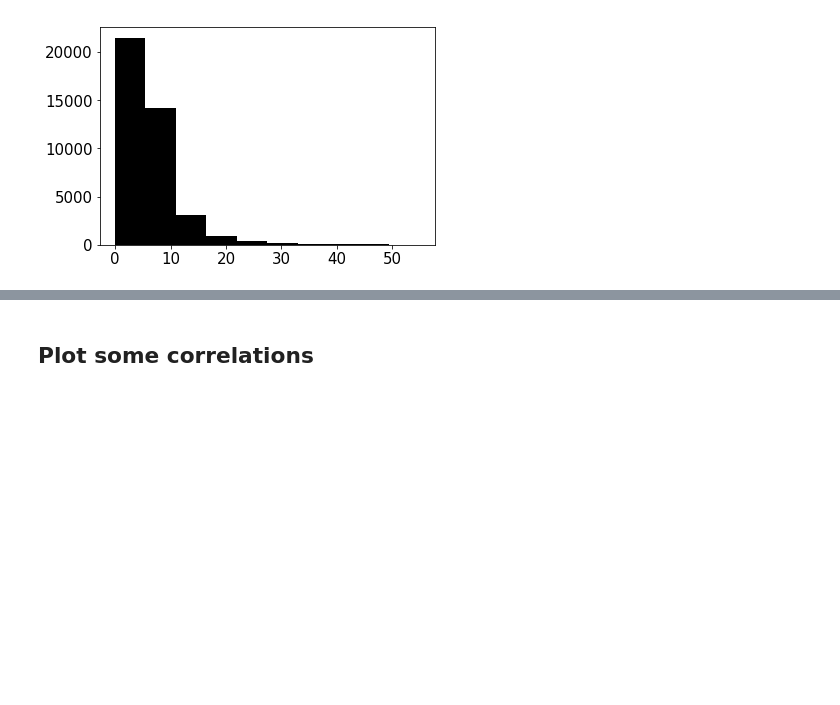
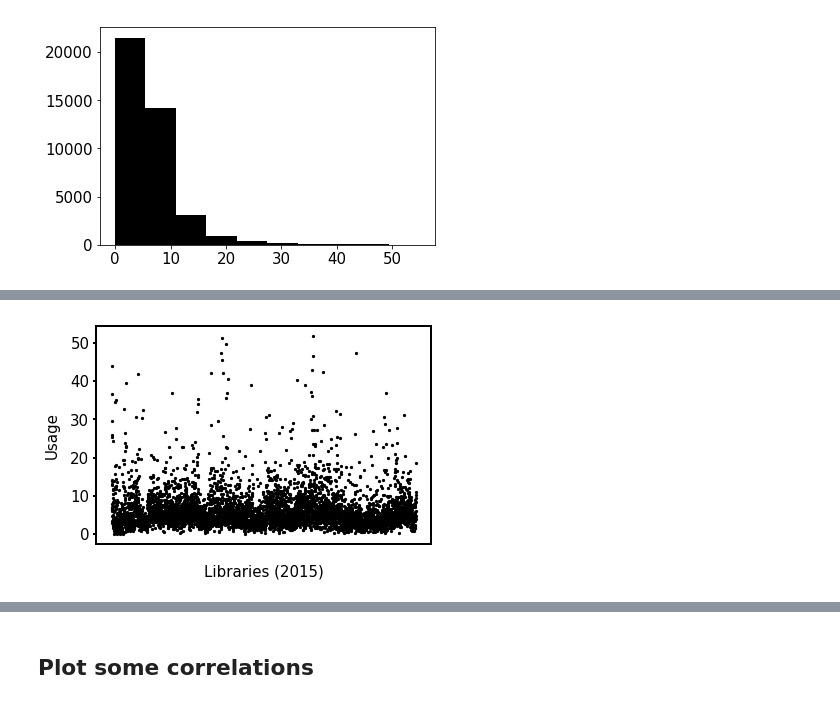
Before and after one commit to olgabane/Insight2019_LibraryProject, a Jupyter notebook: Library_Week3_Notebook7_RFContinuation.ipynb, the cells around one changed output, grey strips where cells are left out. Saved outputs shown, nothing was run; the diff lists cells and outputs as text; code cells hidden in the pictures; blank space fills up the shorter version.

```diff
--- a/Library_Week3_Notebook7_RFContinuation.ipynb
+++ b/Library_Week3_Notebook7_RFContinuation.ipynb
@@ -1210,0 +1261,12 @@ ReducedDF_noNaN_noSpace_DropOutliers_POPDIV['Usage'].hist(grid = False, color =
+# %%
+os.getcwd()
+os.chdir('/Users/Olga/Documents/INSIGHT2019/Demos/Figures/')
+plt.rcParams['axes.linewidth'] = 2
+plt.rcParams['ytick.major.width'] = 2
+plt.scatter(FEATURES_wLIBNAME_2016ONLY.index.values,FEATURES_wLIBNAME_2016ONLY['Usage'], s = 5, color = "black")
+plt.ylabel("Usage", labelpad = 10)
+plt.xlabel("Libraries (2015)", labelpad=20)
+plt.xticks([])
+plt.savefig('Usage.png', dpi=300)
+# %% [output]
+[figure, added]
```
Also changed, not shown: parts of 6 cells of this notebook.
